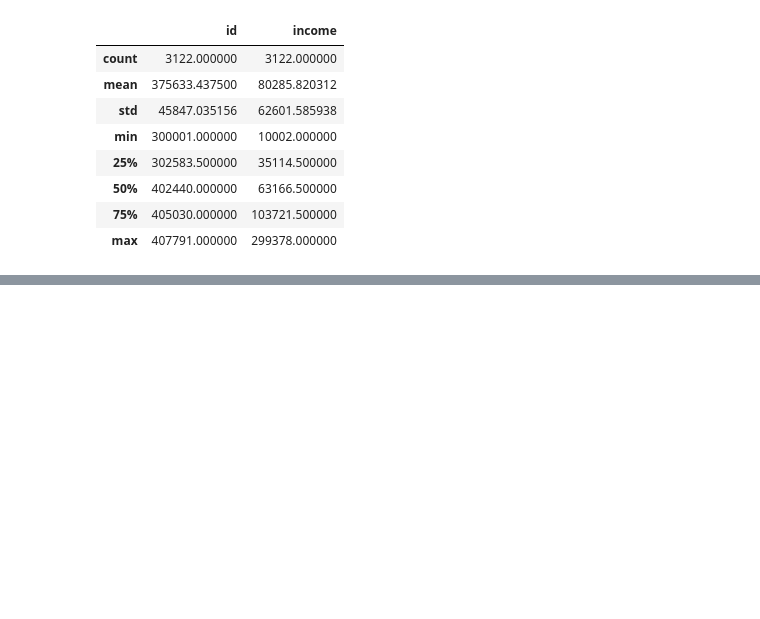
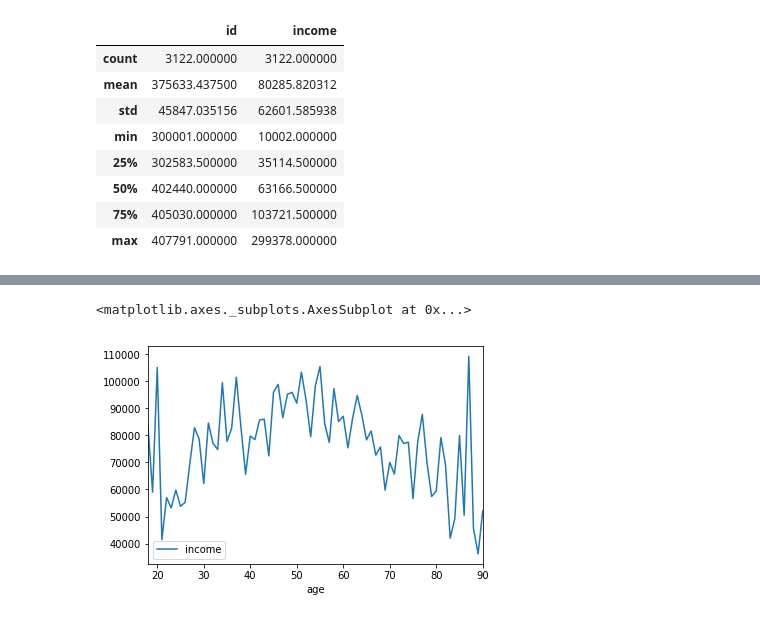
Before and after one commit to wangdianyh/trump-4703, a Jupyter notebook: Trump.ipynb, the cells around one changed output, grey strips where cells are left out. Cells and saved outputs as stored; diff of their text form; code cells hidden in the pictures; blank space fills up the shorter version.

```diff
--- a/Trump.ipynb
+++ b/Trump.ipynb
@@ -80,0 +91,5 @@ data_age.describe()
+# %%
+df_income_age.groupby('age').mean().drop(columns=['id']).plot()
+# %% [output]
+<matplotlib.axes._subplots.AxesSubplot at 0x...>
+[figure, added]
```
Also changed, not shown: parts of 14 cells of this notebook.
